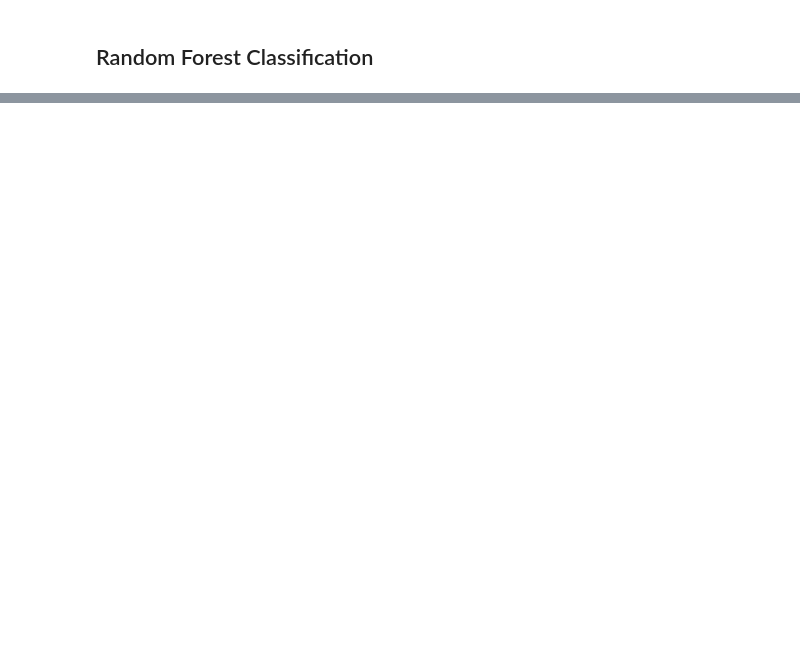
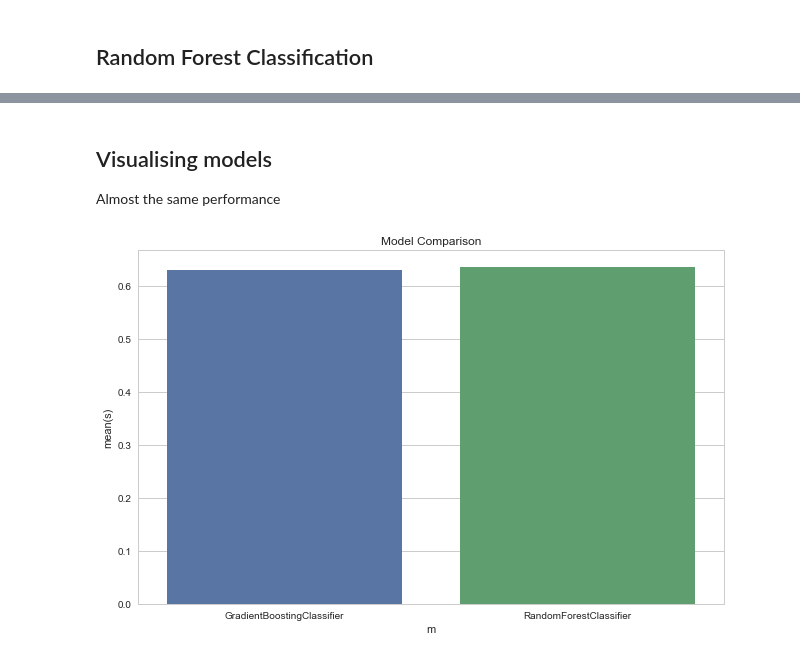
Before and after one commit to sjhangiani12/info370-final-project, a Jupyter notebook: Modelling.ipynb, the cells around one changed output, grey strips where cells are left out. Drawn from its saved outputs; the diff is of its cells as text; code cells hidden in the pictures; blank space fills up the shorter version.

```diff
--- a/Modelling.ipynb
+++ b/Modelling.ipynb
@@ -289,0 +421,5 @@ svc = SVC()
+# %%
+scores_c = {
+    "GradientBoostingClassifier":0,
+    "RandomForestClassifier":0
+}
@@ -290,16 +463,17 @@ svc = SVC()
+# %%
+from sklearn.ensemble import GradientBoostingClassifier
+gbc = GradientBoostingClassifier()
+from sklearn.ensemble import AdaBoostClassifier
 # %%
-pipe = make_pipeline(poly, scaler, svc)
+pipe = make_pipeline(poly, scaler, gbc)
 
-# Define a grid to search through (including the degree of polynomial)
-param_grid = {'polynomialfeatures__degree':range(1, 3),
-              'svc__degree':range(1,3),
-              'svc__kernel':["linear", "poly", "rbf", "sigmoid", "precomputed" ],
-              'svc__C':[0.0001, 0.001, 0.01, 0.1, 1, 10, 100, 1000, 10000, 100000]}
+param_grid = {'polynomialfeatures__degree':[1,2,3]}
 
 # Perform a  grid search of your pipeline
 grid = GridSearchCV(pipe, param_grid, scoring="accuracy", verbose=10)
 
-grid.fit(train_features, train_outcome)
-print(grid.score(test_features, test_outcome))
+grid.fit(train_features_c, train_outcome_c)
+print(grid.score(test_features_c, test_outcome_c))
+scores_c['GradientBoostingClassifier'] = grid.score(test_features_c, test_outcome_c)
 print(grid.best_params_)
 # %% [output]
@@ -326,0 +501,19 @@ Fitting 3 folds for each of 200 candidates, totalling 600 fits
+# %% [markdown]
+## Visualising models
+ Almost the same performance
+# %%
+sc = []
+mc = []
+for k in scores_c:
+    mc.append(str(k))
+    sc.append(scores_c[k])
+dc = pd.DataFrame()
+dc['m'] = mc
+dc['s'] = sc
+# %%
+sns.set(style="whitegrid")
+g = sns.barplot(x="m",y="s", data=dc).set_title('Model Comparison')
+g.figure.set_size_inches(10.5, 6.5)
+sns.plt.show()
+# %% [output]
+[figure, added]
```
Also changed, not shown: parts of 38 cells of this notebook.
